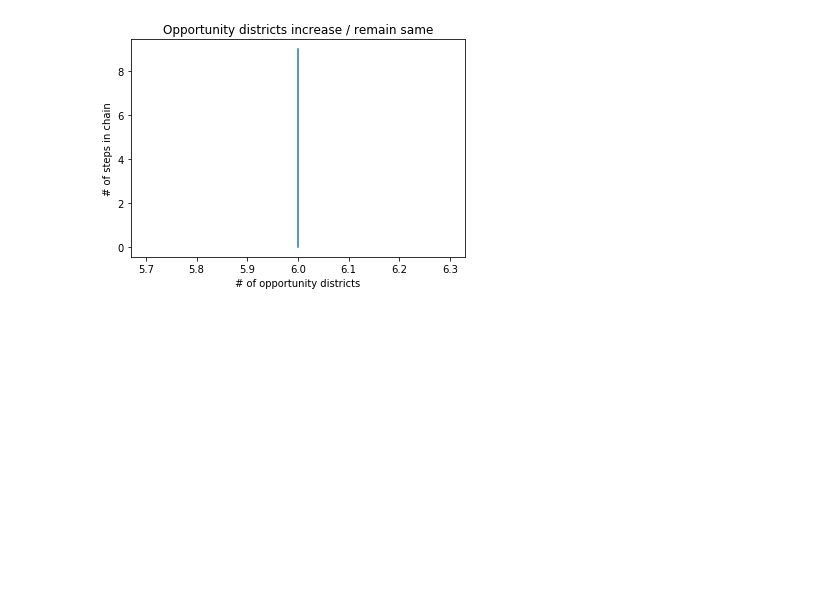
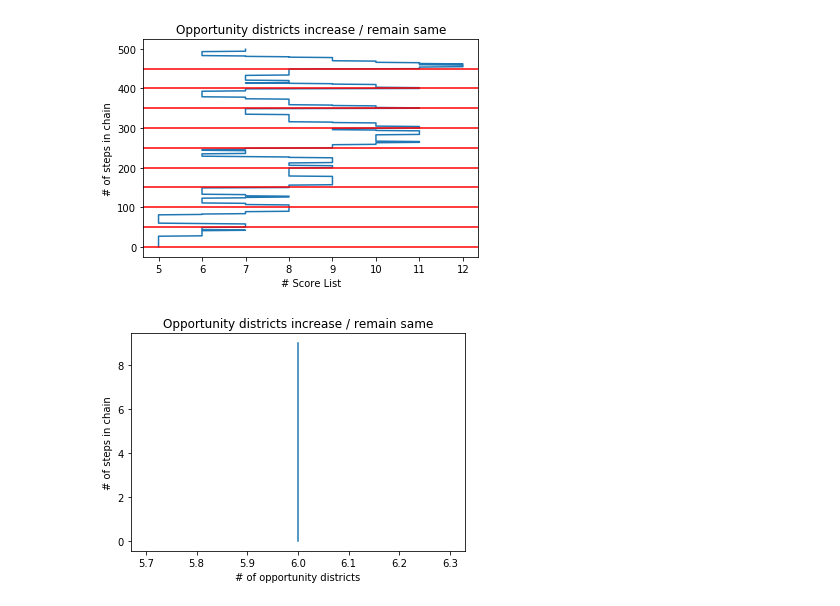
Before and after one commit to vrdi/shortbursts-gingles, a Jupyter notebook: Louisiana_Run.ipynb, the cells around one changed output. Cells and saved outputs as stored; diff of their text form; code cells hidden in the pictures; blank space fills up the shorter version.

Commit message:
short burst added to LA

```diff
--- a/Louisiana_Run.ipynb
+++ b/Louisiana_Run.ipynb
@@ -167,6 +167,51 @@ def increase_funky_opportunity_score(partition):
             break
 
     return curr_bvap_score >= prev_bvap_score
+# %%
+####################################################################################
+################################## Short Burst #####################################
+####################################################################################
+
+def short_burst_run(initial_partition, num_bursts, num_steps, accept_function):
+    max_partition = initial_partition
+    max_score = 0 # bhushan come back here later...
+
+    score_list = []
+
+    for i in range(num_bursts):
+
+        chain = MarkovChain(tree_proposal,
+                          Validator([popbound]),
+                          accept=accept_function,
+                          initial_state=max_partition,
+                          total_steps=num_steps)
+
+        for partition in chain:
+            current_score = count_opportunity_districts(partition)
+
+            if current_score >= max_score:
+                max_partition = partition
+                max_score = current_score
+                # > or >= has implications, not sure which is best...
+
+            score_list.append(current_score)
+
+
+    return score_list
+# %%
+score_list = short_burst_run(seed_partition,10,50,always_accept)
+
+ticks = range(0, 500, 50)
+plt.plot(score_list, range(500))
+plt.title("Opportunity districts increase / remain same")
+plt.xlabel("# Score List")
+plt.ylabel("# of steps in chain")
+for tick in ticks:
+    plt.axhline(y=tick, color='r')
+
+plt.show()
+# %% [output]
+[figure, added]
 # %%
 # Opportunity district cell
 recom_chain = MarkovChain(tree_proposal,
```
Also changed, not shown: 1 other file.
